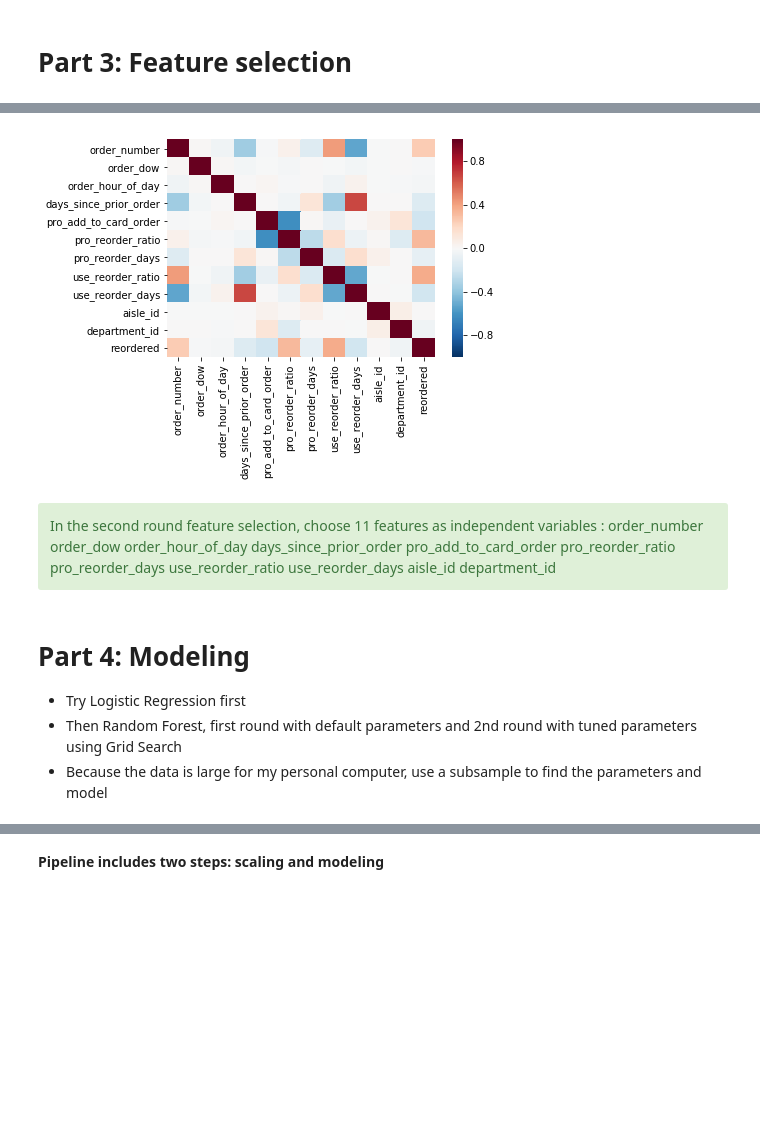
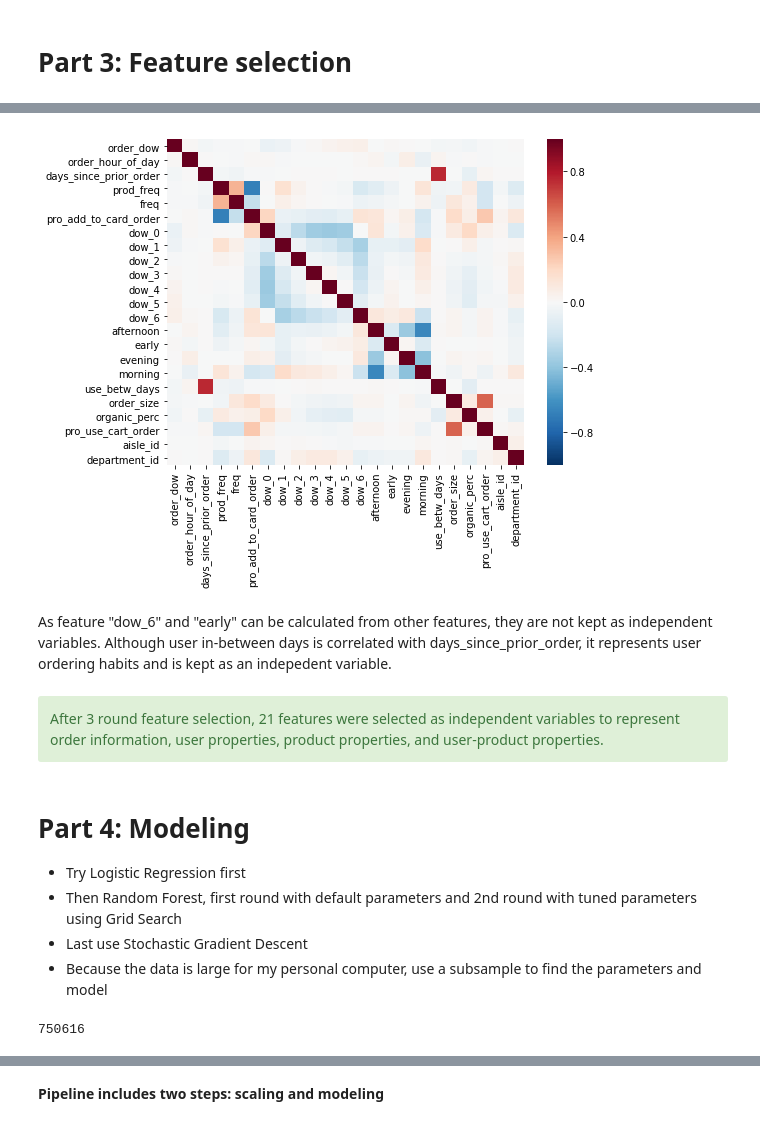
Before and after one commit to cfuther/Capstone-Project-1---Instacart, a Jupyter notebook: Capstone Project 1 - Predict Reorders.ipynb, the cells around one changed output, grey strips where cells are left out. Saved outputs shown, nothing was run; the diff lists cells and outputs as text; code cells hidden in the pictures; blank space fills up the shorter version.

```diff
--- a/Capstone Project 1 - Predict Reorders.ipynb
+++ b/Capstone Project 1 - Predict Reorders.ipynb
@@ -226,3 +246,11 @@ plt.show()
 <div class="alert alert-success">
 Customers make at least 4 orders and at most 100 orders.
 </div>
+# %%
+# extract order df using test data and most recent 3 orders in prior dataset
+# each user ends up with 4 orders to train the model
+ord_df = ord_df[ord_df['eval_set']!='test'].merge(pr_no,on='user_id',how='left')
+ord_df = ord_df[ord_df.order_number > (ord_df.orders_total - 4)].reset_index()
+ord_df.drop(['index','orders_total'],axis=1,inplace=True)
+print(len(ord_df))
+ord_df.head()
@@ -481,0 +531,4 @@ print(pro_fea.head())
+# %%
+pr_ord.drop('product_name',axis=1,inplace=True) #remove unnecessary column to save space
+
+pr_ord.info(memory_usage='deep')
@@ -482,6 +595,5 @@ print(pro_fea.head())
 # %%
-# user properties
-use_fea = pr_ord.groupby(['user_id']).agg({'reordered':np.mean,'days_since_prior_order':np.mean}).reset_index()
-use_fea.columns = ['user_id','use_reorder_ratio','use_reorder_days']
-print(use_fea.head())
+# product-user properties
+pro_use_fea = pr_ord.groupby(['product_id','user_id'])['add_to_cart_order'].mean().reset_index(name='pro_use_cart_order')
+print(pro_use_fea.head())
 # %% [output]
@@ -504,0 +606,6 @@ pr_ord_new.head()
+# %%
+# merge new features to product-order dataset
+pr_ord.dropna(inplace=True)
+pr_ord.drop('hour_of_day_div',axis=1,inplace=True) #remove unnecessary column to save space
+pr_ord = pr_ord.merge(pro_fea,on='product_id',how='left').merge(use_fea,on='user_id',how='left').merge(pro_use_fea,on=['product_id','user_id'],how='left')
+pr_ord.info()
@@ -505,30 +641,27 @@ pr_ord_new.head()
 # %%
-# features from 2nd round selection
-feature_2nd = ['order_number','order_dow', 'order_hour_of_day','days_since_prior_order','pro_add_to_card_order','pro_reorder_ratio','pro_reorder_days','use_reorder_ratio','use_reorder_days','aisle_id','department_id']
-feature_2nd.append('reordered')
-#correlation heatmap
-pr_cor_2nd = pr_ord_new[feature_2nd].corr()
-sns.heatmap(pr_cor_2nd,vmin=-1,vmax=1,cmap='RdBu_r')
+# features from 3rd round selection, 23 features in total
+feature_list = ['order_dow', 'order_hour_of_day','days_since_prior_order', 'prod_freq',
+       'freq', 'pro_add_to_card_order', 'dow_0', 'dow_1',
+       'dow_2', 'dow_3', 'dow_4', 'dow_5', 'dow_6', 'afternoon', 'early',
+       'evening', 'morning',  'use_betw_days', 'order_size', 'organic_perc',
+       'pro_use_cart_order','aisle_id','department_id']
+#correlation heatmap, check feature intercorrelation
+pr_cor = pr_ord[feature_list].corr()
+fig = plt.figure(figsize=(8,6))
+sns.heatmap(pr_cor,vmin=-1,vmax=1,cmap='RdBu_r')
 plt.show()
 # %% [output]
-[figure, old version]
+[figure, new version]
+# %% [markdown]
+As feature "dow_6" and "early" can be calculated from other features, they are not kept as independent variables. Although user in-between days is correlated with days_since_prior_order, it represents user ordering habits and is kept as an indepedent variable.
 # %% [markdown]
 <div class="alert alert-success">
-In the second round feature selection, choose 11 features as independent variables :
-order_number
-order_dow
-order_hour_of_day
-days_since_prior_order
-pro_add_to_card_order
-pro_reorder_ratio
-pro_reorder_days
-use_reorder_ratio
-use_reorder_days
-aisle_id
-department_id
+After 3 round feature selection, 21 features were selected as independent variables to represent order information, user properties, product properties, and user-product properties.
+
 </div>
 # %% [markdown]
 # Part 4: Modeling
 - Try Logistic Regression first
 - Then Random Forest, first round with default parameters and 2nd round with tuned parameters using Grid Search
+- Last use Stochastic Gradient Descent
 - Because the data is large for my personal computer, use a subsample to find the parameters and model
@@ -547 +668,14 @@ y_train = tr_ord['reordered']
+# %%
+# dow_6 and early are removed from feature list, 21 features are kept
+feature_list = ['order_dow', 'order_hour_of_day','days_since_prior_order', 'prod_freq',
+       'freq', 'pro_add_to_card_order', 'dow_0', 'dow_1',
+       'dow_2', 'dow_3', 'dow_4', 'dow_5', 'afternoon',
+       'evening', 'morning',  'use_betw_days', 'order_size', 'organic_perc',
+       'pro_use_cart_order','aisle_id','department_id']
+# training set: use a subsample of "prior" datset to fit model and tune parameters (10% of original prior data)
+X_train = pr_ord.sample(frac=0.1,random_state=12)[feature_list]
+y_train = pr_ord.sample(frac=0.1,random_state=12)['reordered']
+print(len(X_train))
+# %% [output]
+750616
 # %%
```
Also changed, not shown: parts of 75 cells of this notebook.
